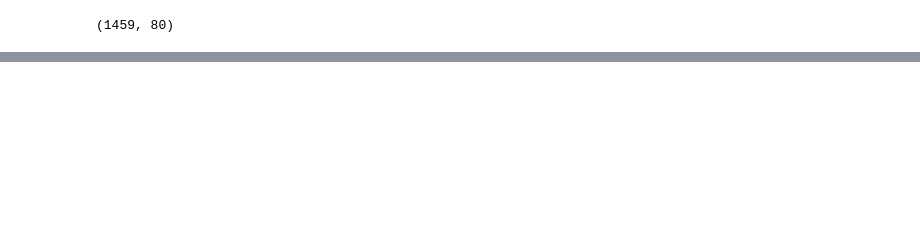
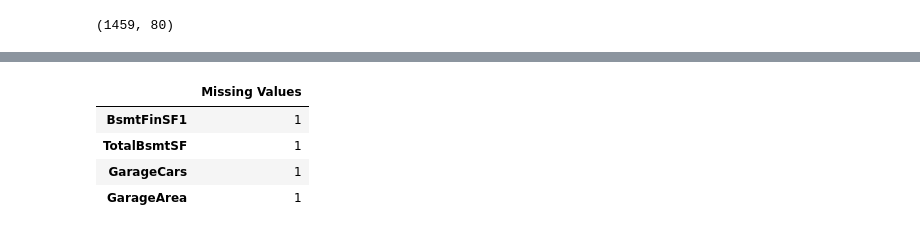
Before and after one commit to rohit-arunn/housepriceprediction, a Jupyter notebook: theprediction.ipynb, the cells around one changed output, grey strips where cells are left out. Cells and saved outputs as stored; diff of their text form; code cells hidden in the pictures; blank space fills up the shorter version.

```diff
--- a/theprediction.ipynb
+++ b/theprediction.ipynb
@@ -409,0 +428,10 @@ KeyError: "['MSZoning_FV', 'Street_Pave', 'LandContour_Low', 'LotConfig_CulDSac'
+# %%
+missing_values_Xtest = Xtest.isna().sum()
+missing_values_Xtest = missing_values_Xtest[missing_values_Xtest > 0]
+display(missing_values_Xtest.to_frame(name='Missing Values'))
+# %% [output]
+|  | Missing Values |
+| BsmtFinSF1 | 1 |
+| TotalBsmtSF | 1 |
+| GarageCars | 1 |
+| GarageArea | 1 |
```
Also changed, not shown: parts of 18 cells of this notebook.
